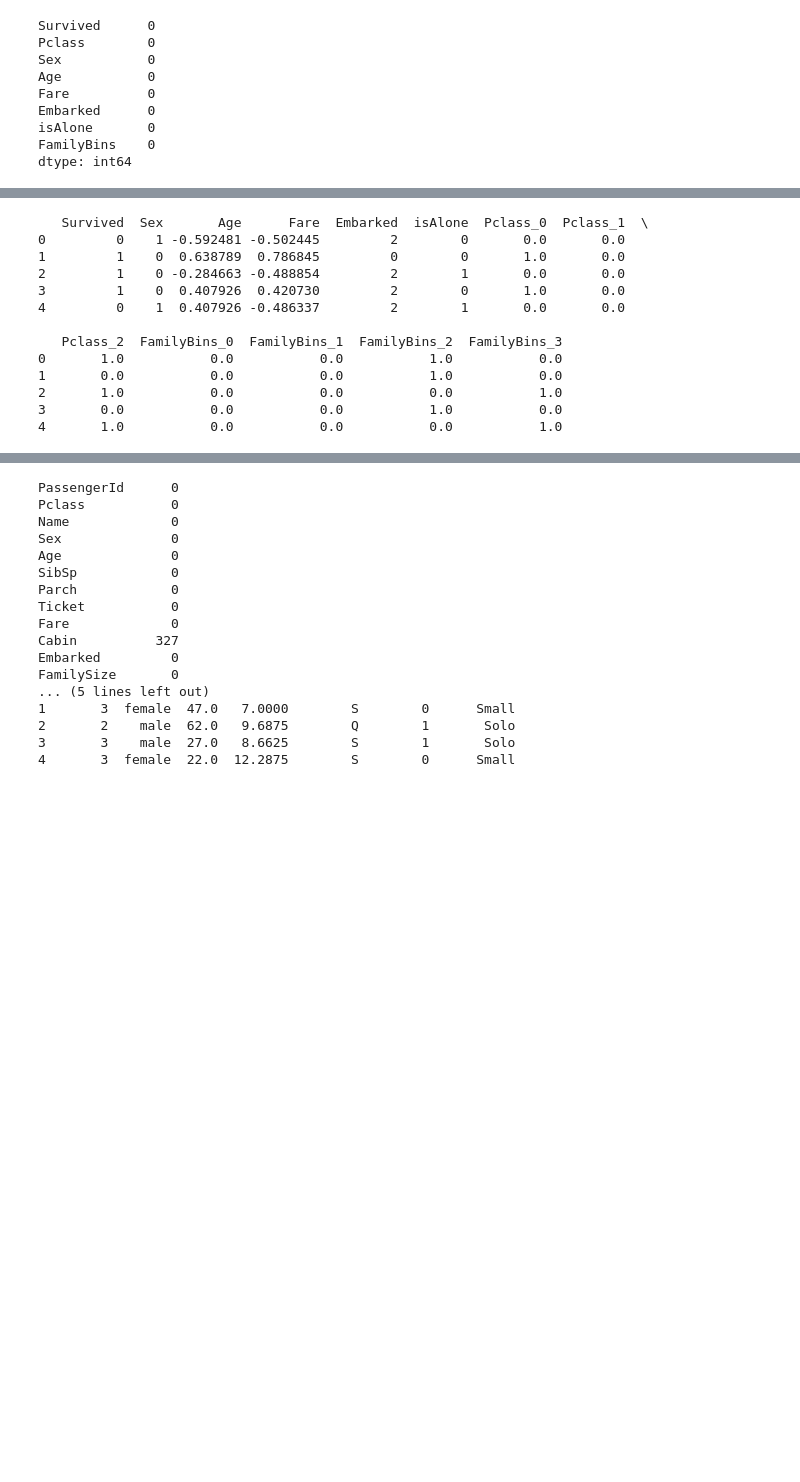
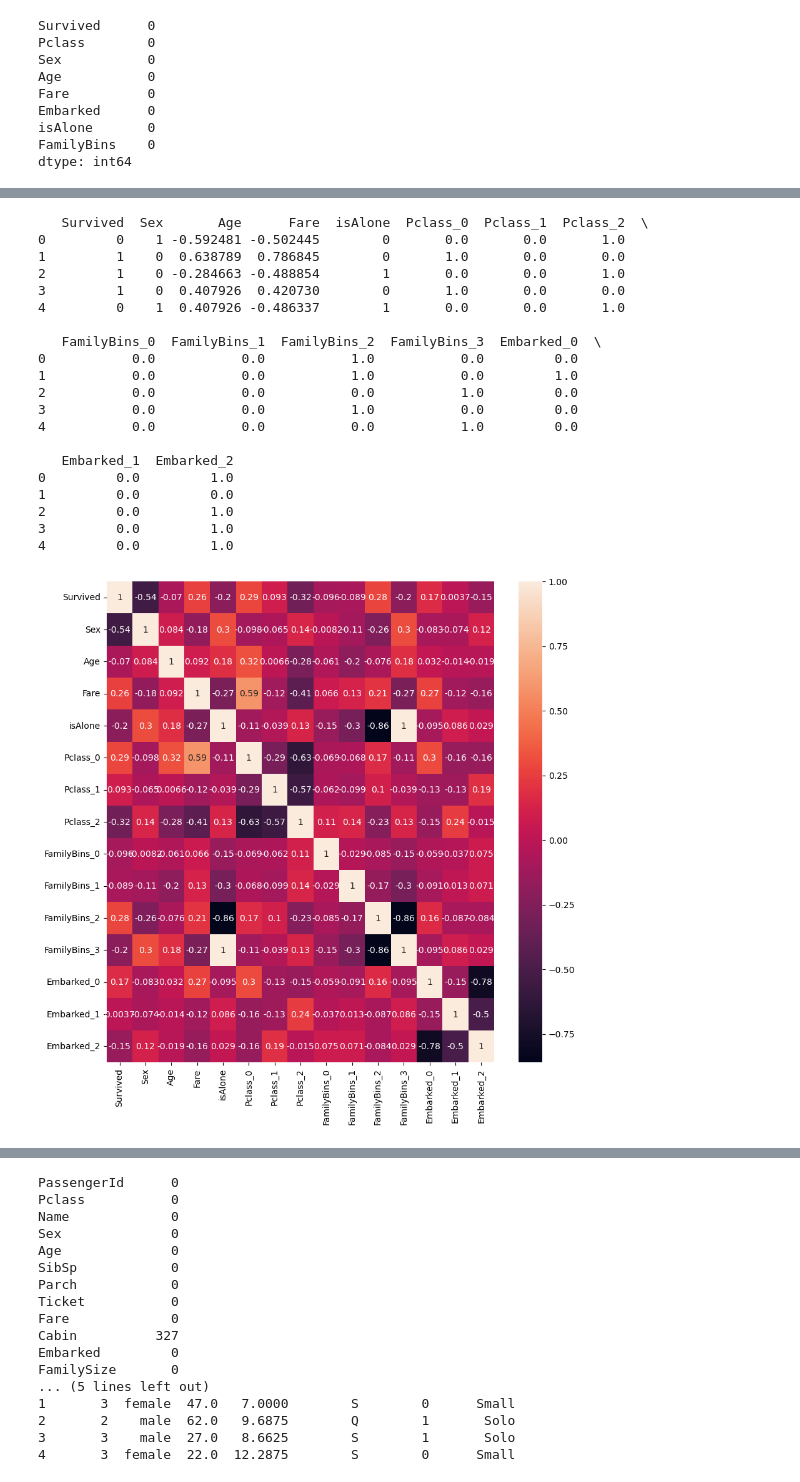
Before and after one commit to WinNKyawWilly/simple-titanic, a Jupyter notebook: main.ipynb, the cells around one changed output, grey strips where cells are left out. Cells and saved outputs as stored; diff of their text form; code cells hidden in the pictures; blank space fills up the shorter version.

```diff
--- a/main.ipynb
+++ b/main.ipynb
@@ -66,33 +84,46 @@ dtype: int64
 # %%
 # Standardize Age and Fare
 scaler = StandardScaler()
-data[['Age', 'Fare']] = scaler.fit_transform(data[['Age', 'Fare']])
+data[['Age', 'Fare']] = scaler.fit_transform(data[['Age','Fare']])
 
 #Label Encode Categorical Data
 le = LabelEncoder()
 data['Sex'] = le.fit_transform(data['Sex'])
 data['Embarked'] = le.fit_transform(data['Embarked'])
 
 ## One Hot Encode Pclass and FamilyBins into 1 and 0
 ohe = OneHotEncoder()
 pclass = pd.DataFrame(ohe.fit_transform(data[['Pclass']]).toarray()).add_prefix('Pclass_')
 familybins = pd.DataFrame(ohe.fit_transform(data[['FamilyBins']]).toarray()).add_prefix('FamilyBins_')
-data = pd.concat([data, pclass, familybins], axis=1)
+embarked = pd.DataFrame(ohe.fit_transform(data[['Embarked']]).toarray()).add_prefix('Embarked_')
+data = pd.concat([data, pclass, familybins, embarked], axis=1)
 
-data = data.drop(['Pclass', 'FamilyBins'], axis=1)
+data = data.drop(['Pclass', 'FamilyBins', 'Embarked'], axis=1)
+
+import seaborn as sns
+plt.figure(figsize=(10, 10))
+sns.heatmap(data.corr(), annot=True)
 
 print(data.head())
 # %% [output]
-   Survived  Sex       Age      Fare  Embarked  isAlone  Pclass_0  Pclass_1  \
-0         0    1 -0.592481 -0.502445         2        0       0.0       0.0
-1         1    0  0.638789  0.786845         0        0       1.0       0.0
-2         1    0 -0.284663 -0.488854         2        1       0.0       0.0
-3         1    0  0.407926  0.420730         2        0       1.0       0.0
-4         0    1  0.407926 -0.486337         2        1       0.0       0.0
+   Survived  Sex       Age      Fare  isAlone  Pclass_0  Pclass_1  Pclass_2  \
+0         0    1 -0.592481 -0.502445        0       0.0       0.0       1.0
+1         1    0  0.638789  0.786845        0       1.0       0.0       0.0
+2         1    0 -0.284663 -0.488854        1       0.0       0.0       1.0
+3         1    0  0.407926  0.420730        0       1.0       0.0       0.0
+4         0    1  0.407926 -0.486337        1       0.0       0.0       1.0
 
-   Pclass_2  FamilyBins_0  FamilyBins_1  FamilyBins_2  FamilyBins_3
-0       1.0           0.0           0.0           1.0           0.0
-1       0.0           0.0           0.0           1.0           0.0
-2       1.0           0.0           0.0           0.0           1.0
-3       0.0           0.0           0.0           1.0           0.0
-4       1.0           0.0           0.0           0.0           1.0
+   FamilyBins_0  FamilyBins_1  FamilyBins_2  FamilyBins_3  Embarked_0  \
+0           0.0           0.0           1.0           0.0         0.0
+1           0.0           0.0           1.0           0.0         1.0
+2           0.0           0.0           0.0           1.0         0.0
+3           0.0           0.0           1.0           0.0         0.0
+4           0.0           0.0           0.0           1.0         0.0
+
+   Embarked_1  Embarked_2
+0         0.0         1.0
+1         0.0         0.0
+2         0.0         1.0
+3         0.0         1.0
+4         0.0         1.0
+[figure, added]
```
Also changed, not shown: parts of 14 cells of this notebook, 1 other file.
